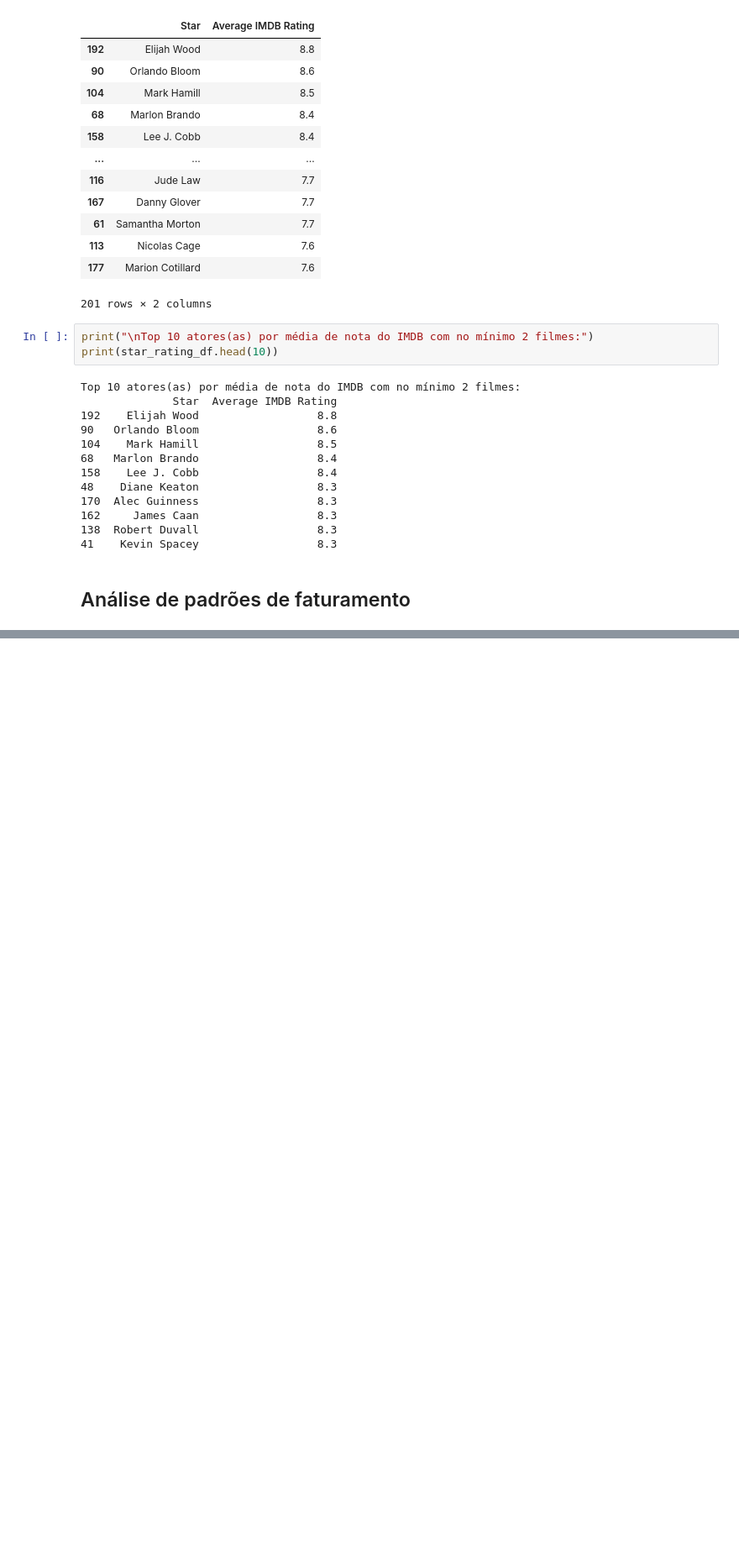
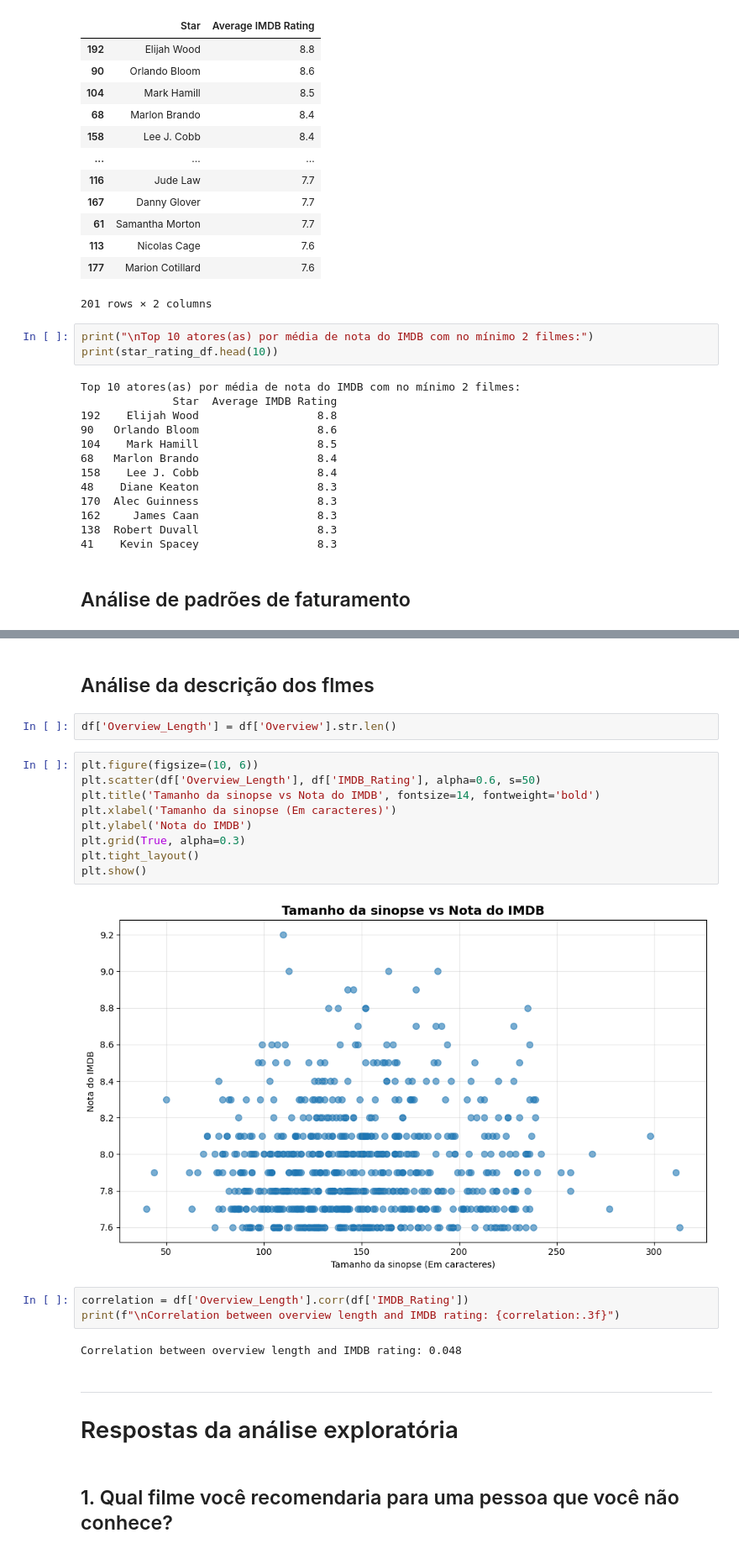
Before and after one commit to arthwho/IMDB-EDA, a Jupyter notebook: pproductions.ipynb, the cells around one changed output, grey strips where cells are left out. Shown: that part at 84% size. Drawn from its saved outputs; the diff is of its cells as text; blank space fills up the shorter version.

```diff
--- a/pproductions.ipynb
+++ b/pproductions.ipynb
@@ -620,0 +740,26 @@ Top 10 atores(as) por média de nota do IMDB com no mínimo 2 filmes:
+# %% [markdown]
+## Análise da descrição dos flmes
+# %%
+df['Overview_Length'] = df['Overview'].str.len()
+# %%
+plt.figure(figsize=(10, 6))
+plt.scatter(df['Overview_Length'], df['IMDB_Rating'], alpha=0.6, s=50)
+plt.title('Tamanho da sinopse vs Nota do IMDB', fontsize=14, fontweight='bold')
+plt.xlabel('Tamanho da sinopse (Em caracteres)')
+plt.ylabel('Nota do IMDB')
+plt.grid(True, alpha=0.3)
+plt.tight_layout()
+plt.show()
+# %% [output]
+[figure, added]
+# %%
+correlation = df['Overview_Length'].corr(df['IMDB_Rating'])
+print(f"\nCorrelation between overview length and IMDB rating: {correlation:.3f}")
+# %% [output]
+Correlation between overview length and IMDB rating: 0.048
+# %% [markdown]
+---
+
+# Respostas da análise exploratória
+# %% [markdown]
+## 1. Qual filme você recomendaria para uma pessoa que você não conhece?
```
Also changed, not shown: parts of 53 cells of this notebook, 3 other files.
